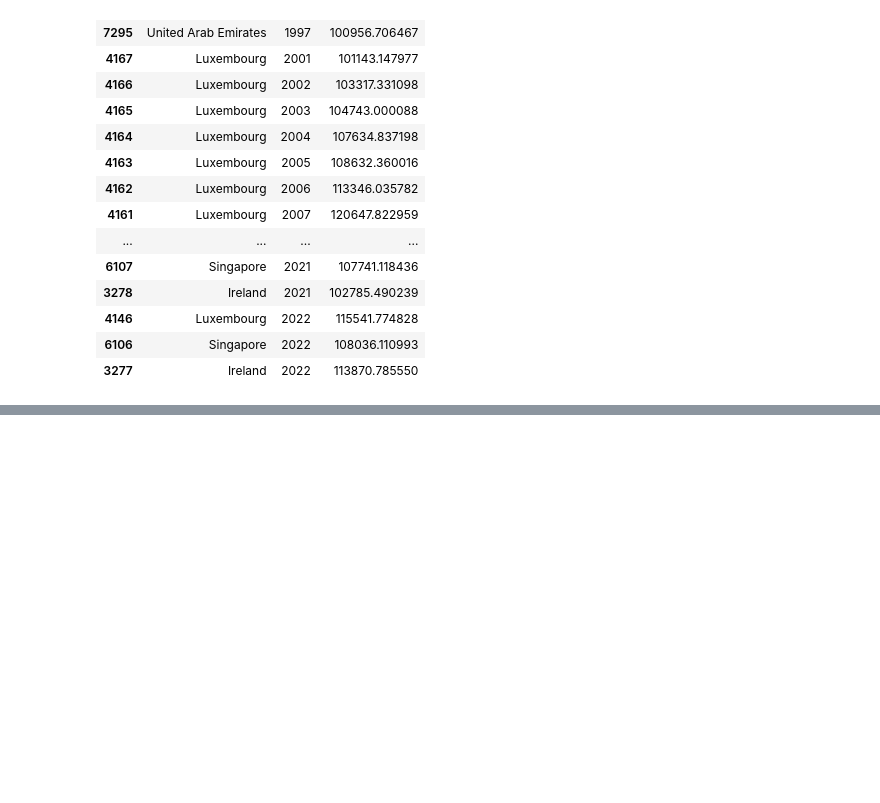
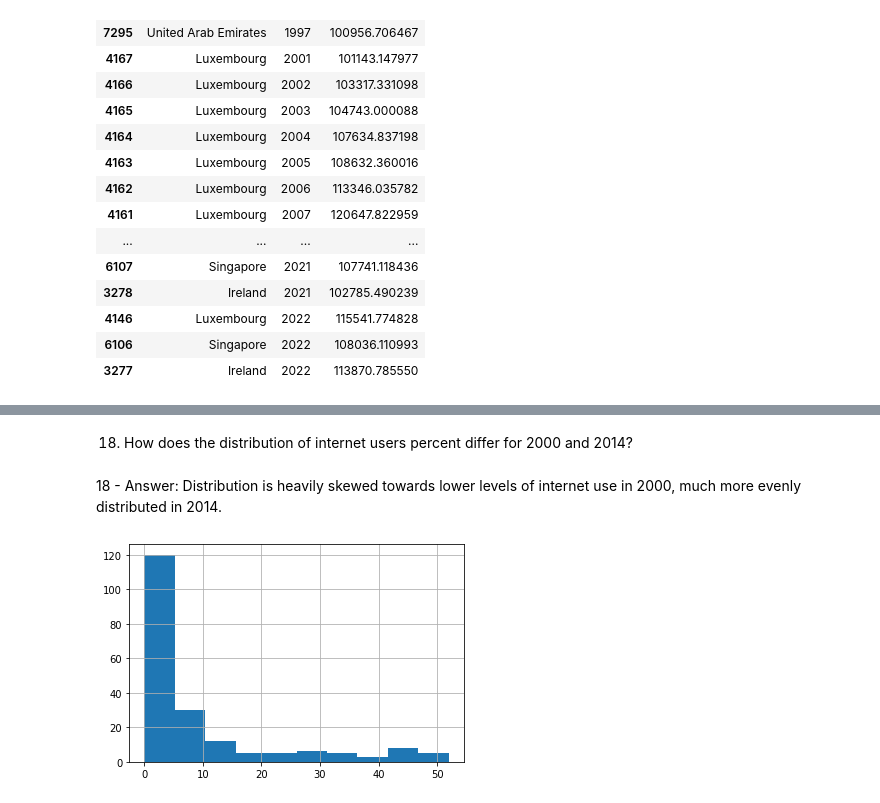
Before and after one commit to NSS-Data-Analytics-Cohort-10/gdp-and-internet-usage-aaron-hollinger, a Jupyter notebook: notebooks/internet_gdp_notebook.ipynb, the cells around one changed output, grey strips where cells are left out. Cells and saved outputs as stored; diff of their text form; code cells hidden in the pictures; blank space fills up the shorter version.

```diff
--- a/notebooks/internet_gdp_notebook.ipynb
+++ b/notebooks/internet_gdp_notebook.ipynb
@@ -292,0 +323,2 @@ gdp100.sort_values('Year')
+# %%
+internet_df = pd.read_csv(r'C:\Users\AaronH\Documents\nss_data_analytics\Projects\gdp-and-internet-usage-aaron-hollinger\data\internet_use.csv', nrows=4495)
@@ -292,0 +356,4 @@ gdp100.sort_values('Year')
+# %%
+internet_df = internet_df[['Country or Area','Year', 'Value']]
+# %%
+internet_df.rename(columns={'Country or Area':'Country','Year':'Year','Value':'Internet_Users_Pct'}, inplace=True)
@@ -292,0 +446,9 @@ gdp100.sort_values('Year')
+# %% [markdown]
+18. How does the distribution of internet users percent differ for 2000 and 2014?
+# %% [markdown]
+18 - Answer: Distribution is heavily skewed towards lower levels of internet use in 2000, much more evenly distributed in 2014.
+# %%
+internet_df[internet_df["Year"]==2000]["Internet_Users_Pct"].hist()
+plt.show()
+# %% [output]
+[figure, added]
```
Also changed, not shown: parts of 52 cells of this notebook.
